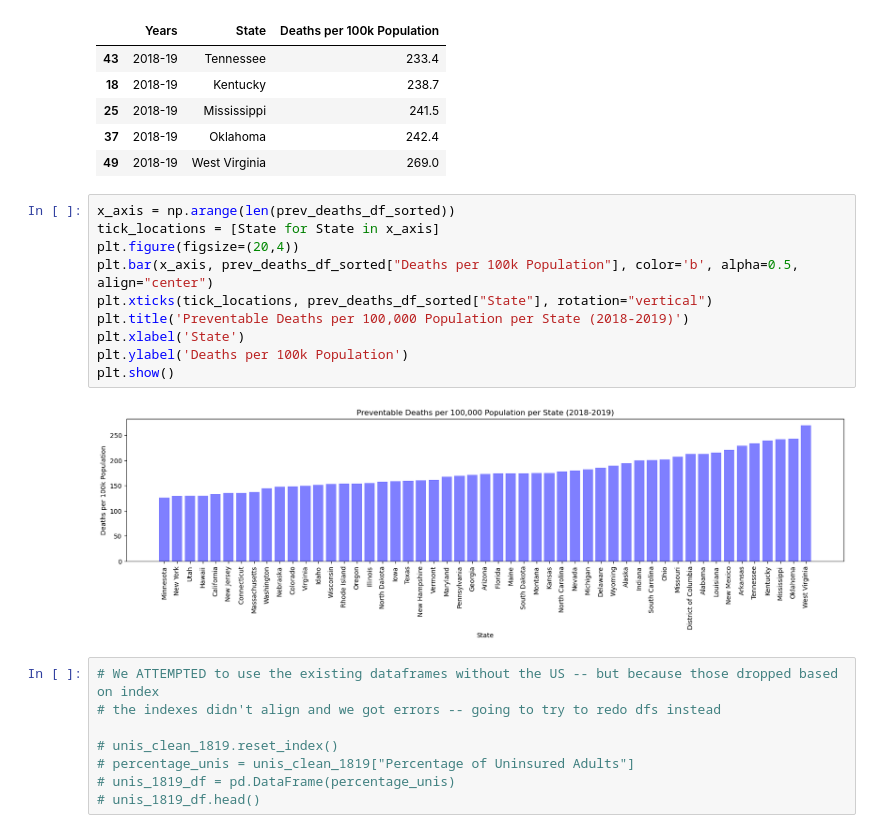
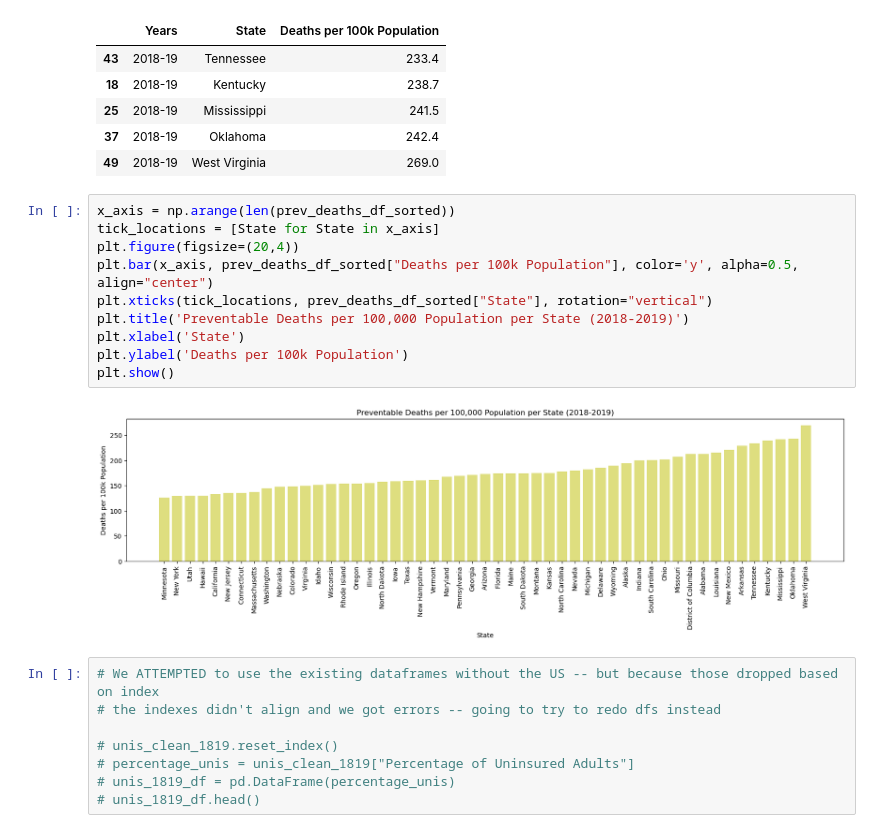
Before and after one commit to redpandata19/Project_1_Team_5, a Jupyter notebook: Premature_deaths.ipynb, the cells around one changed output. Saved outputs shown, nothing was run; the diff lists cells and outputs as text.

```diff
--- a/Premature_deaths.ipynb
+++ b/Premature_deaths.ipynb
@@ -638,15 +638,15 @@ prev_deaths_df_sorted.tail()
 # %%
 x_axis = np.arange(len(prev_deaths_df_sorted))
 tick_locations = [State for State in x_axis]
 plt.figure(figsize=(20,4))
-plt.bar(x_axis, prev_deaths_df_sorted["Deaths per 100k Population"], color='b', alpha=0.5, align="center")
+plt.bar(x_axis, prev_deaths_df_sorted["Deaths per 100k Population"], color='y', alpha=0.5, align="center")
 plt.xticks(tick_locations, prev_deaths_df_sorted["State"], rotation="vertical")
 plt.title('Preventable Deaths per 100,000 Population per State (2018-2019)')
 plt.xlabel('State')
 plt.ylabel('Deaths per 100k Population')
 plt.show()
 # %% [output]
-[figure, old version]
+[figure, new version]
 # %%
 # We ATTEMPTED to use the existing dataframes without the US -- but because those dropped based on index
 # the indexes didn't align and we got errors -- going to try to redo dfs instead
```
Also changed, not shown: parts of 1 cell of this notebook.
